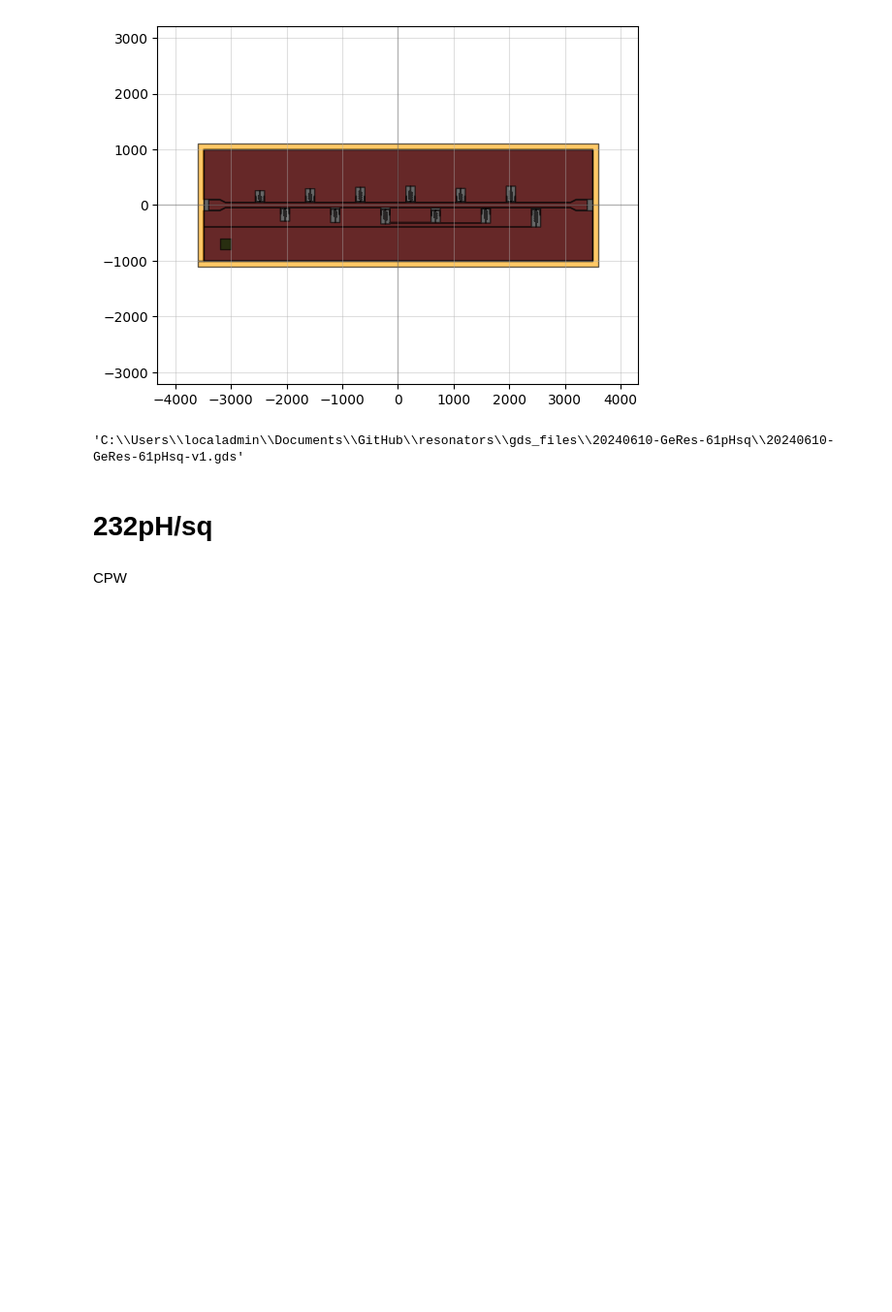
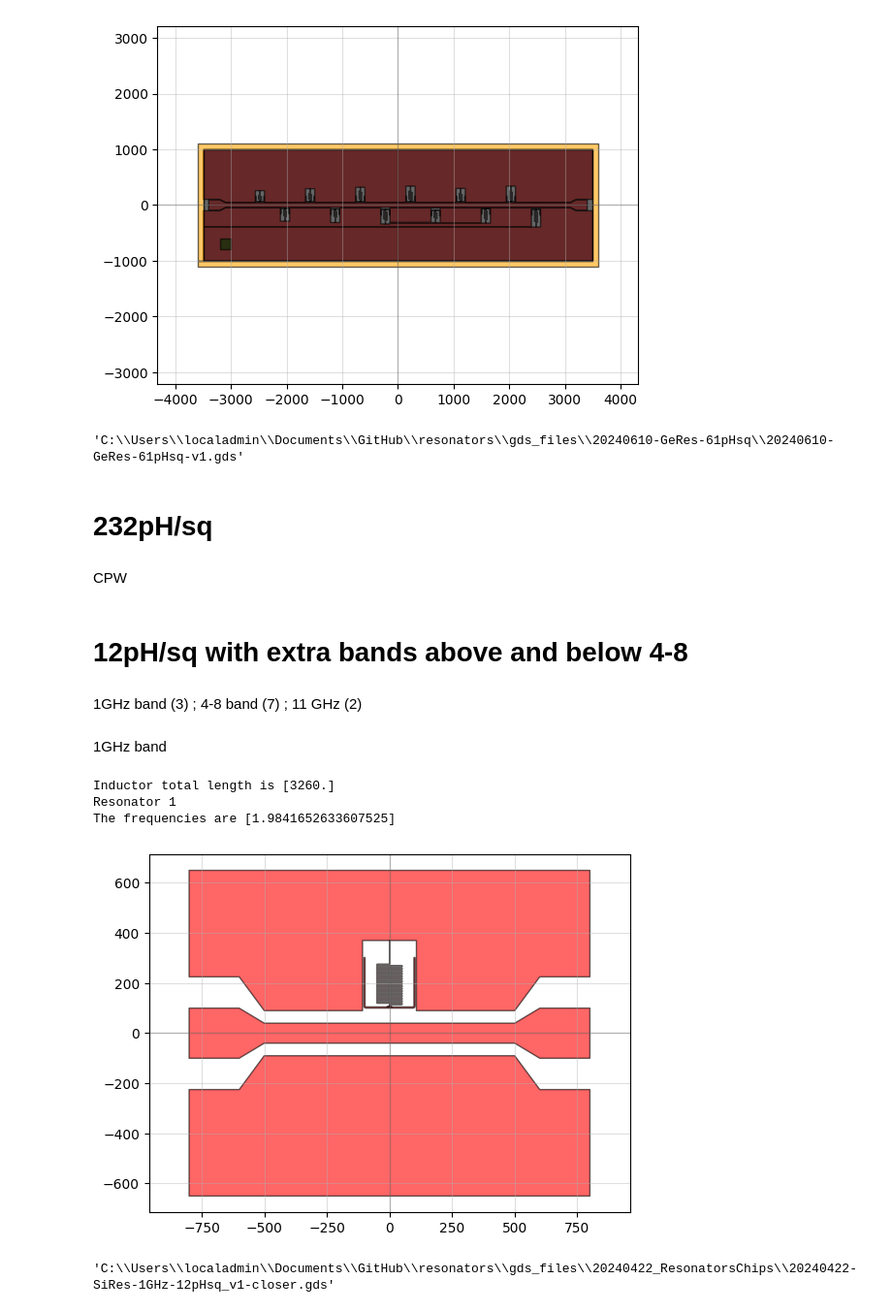
Before and after one commit to cbelo/resonators, a Jupyter notebook: 20240420-chips/design_chips.ipynb, the cells around one changed output. Shown at 97% size. Saved outputs shown, nothing was run; the diff lists cells and outputs as text; code cells hidden in the pictures; blank space fills up the shorter version.

```diff
--- a/20240420-chips/design_chips.ipynb
+++ b/20240420-chips/design_chips.ipynb
@@ -675,3 +675,69 @@ BondpadGap232 = BondpadWidth232*FeedlineGap232/FeedlineWidth232
 
 print('Impedance of the feedline is', impedance_CPW(FeedlineWidth232*1e-6, FeedlineGap232*1e-6, epsilon_r_Si, thickness_subs_Si, ind_kin_sq=Lk_232), 'Ohm')
 print('Frequency of the feedline is', resonance_freq_CPW(FeedlineWidth232*1e-6, FeedlineGap232*1e-6, epsilon_r_Si, thickness_subs_Si, ind_kin_sq=Lk_232, length_CPW=(FeedlineLength232 + FeedlineTaperLength232 + BondpadLength232)*1e-6)/1e9, 'GHz')
+# %% [markdown]
+# 12pH/sq with extra bands above and below 4-8
+# %% [markdown]
+1GHz band (3) ; 4-8 band (7) ; 11 GHz (2)
+# %% [markdown]
+1GHz band
+# %%
+# 1GHz 12pH/sq
+SeparationTlineResonator12 = [0]
+NumberOfResonators12 = 1
+
+#Resonator parameters
+CapacitorHorizontalLength12 = np.ones(NumberOfResonators12)*200
+CapacitorVerticalLength12 = np.ones(NumberOfResonators12)*200
+CapacitorWidth12 = np.ones(NumberOfResonators12)*5
+
+NumberOfBends12 = np.ones(NumberOfResonators12, dtype=int)*[30]
+InductorVerticalLength12 = np.ones(NumberOfResonators12)*5
+InductorHorizontalLength12 = np.ones(NumberOfResonators12)*[100]
+InductorEndLength12 = np.ones(NumberOfResonators12)*([90])
+InductorTotalLength12 = InductorVerticalLength12*(NumberOfBends12+4) + InductorEndLength12 +InductorHorizontalLength12*NumberOfBends12
+print('Inductor total length is', InductorTotalLength12)
+InductorWidth12 = np.ones(NumberOfResonators12)*0.5
+TaperWidth12 = np.ones(NumberOfResonators12)*20
+
+SpacingC012 = np.ones(NumberOfResonators12)*5
+SpacingCc12 = np.ones(NumberOfResonators12)*[10]
+TaperLength12 = np.ones(NumberOfResonators12)*5
+FinalSpacingBondpads12 = 100
+
+freqs = []
+for i in range(NumberOfResonators12):
+    print(f'Resonator {i+1}')
+    freqs.append(resonance_freq_Schuster(InductorWidth12[i]*1e-6, CapacitorWidth12[i]*1e-6, (SeparationTlineResonator12[i] + FeedlineGap12 + SpacingCc12[i])*1e-6 , FeedlineWidth12*1e-6,
+                                            CapacitorVerticalLength12[i]*1e-6, SpacingC012[i]*1e-6,
+                                            InductorWidth12[i]*1e-6, InductorTotalLength12[i]*1e-6, Lk_12,
+                                        epsilon_r_Si, thickness_subs_Si)/1e9)
+
+
+print('The frequencies are', freqs)
+FeedlineWidth12 = 80
+FeedlineLength12  = 1000
+FeedlineGap12 = 50
+FeedlineTaperLength12 =  100
+BondpadWidth12 =  200
+BondpadLength12 = 200
+BondpadGap12 = 200*50/80
+
+ChipSize12 = [FeedlineLength12 + 2*BondpadLength12 + 2*FeedlineTaperLength12, 1300]
+
+c, metal, chip12 = ChipResonatorsTline(ChipSize12, NumberOfResonators12, SeparationTlineResonator12,
+                        FeedlineWidth12, FeedlineLength12, FeedlineGap12,
+                        FeedlineTaperLength12, BondpadWidth12, BondpadLength12, BondpadGap12,
+                        CapacitorHorizontalLength12, CapacitorVerticalLength12, CapacitorWidth12,
+                        NumberOfBends12, InductorVerticalLength12, InductorHorizontalLength12, InductorWidth12, InductorEndLength12,
+                        TaperWidth12, TaperLength12, SpacingC012, SpacingCc12,
+                        FinalSpacingBondpads12, MWO_simulation=True)
+
+qp(chip12)
+chip12.write_gds(r"C:\Users\localadmin\Documents\GitHub\resonators\gds_files\20240708-GeRes-12pHsq\20240422-SiRes-1GHz-12pHsq_v1-closer.gds")
+# %% [output]
+Inductor total length is [3260.]
+Resonator 1
+The frequencies are [1.9841652633607525]
+[figure, added]
+'C:\\Users\\localadmin\\Documents\\GitHub\\resonators\\gds_files\\20240422_ResonatorsChips\\20240422-SiRes-1GHz-12pHsq_v1-closer.gds'
```
Also changed, not shown: parts of 4 cells of this notebook, 5 other files.
